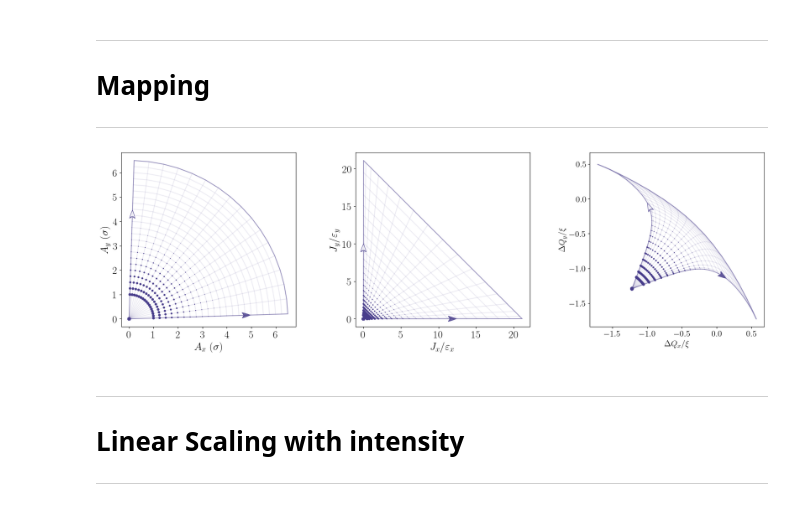
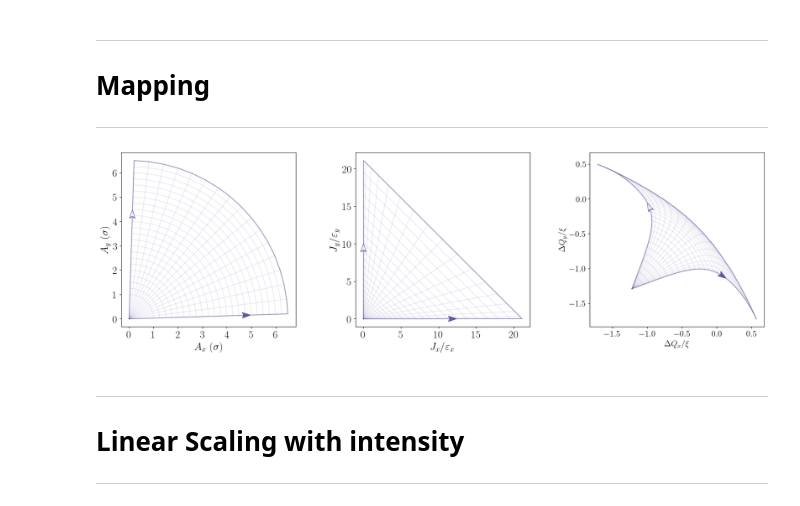
Before and after one commit to pbelange/QFPCatalogue, a Jupyter notebook: 003_ACCNote_Figs.ipynb, the cells around one changed output. Saved outputs shown, nothing was run; the diff lists cells and outputs as text; code cells hidden in the pictures.

```diff
--- a/003_ACCNote_Figs.ipynb
+++ b/003_ACCNote_Figs.ipynb
@@ -135,7 +180,7 @@ x = tracked['coord']['x_sig']
 y = tracked['coord']['y_sig']
 #------------
 bbplt.polarmesh(x,y,alpha=0.1,r=tracked['coord']['r_sig'],theta=tracked['coord']['theta_sig'],color=color)
-plt.scatter(x,y,c=color,s = 30*sciStat.norm.pdf(tracked['coord']['r_sig'])/sciStat.norm.pdf(0))
+#plt.scatter(x,y,c=color,s = 30*sciStat.norm.pdf(tracked['coord']['r_sig'])/sciStat.norm.pdf(0))
 x = x.loc[tracked['ctour_idx']]
 y = y.loc[tracked['ctour_idx']]
 plt.plot(x,y,'-',alpha=0.5,color=color)
@@ -160,7 +205,7 @@ x = (tracked['coord']['x_sig'])**2/2
 y = (tracked['coord']['y_sig'])**2/2
 #------------
 bbplt.polarmesh(x,y,alpha=0.1,r=tracked['coord']['r_sig'],theta=tracked['coord']['theta_sig'],color=color)
-plt.scatter(x,y,c=color,s = 30*sciStat.norm.pdf(tracked['coord']['r_sig'])/sciStat.norm.pdf(0))
+#plt.scatter(x,y,c=color,s = 30*sciStat.norm.pdf(tracked['coord']['r_sig'])/sciStat.norm.pdf(0))
 x = x.loc[tracked['ctour_idx']]
 y = y.loc[tracked['ctour_idx']]
 plt.plot(x,y,'-',alpha=0.5,color=color)
@@ -178,35 +223,35 @@ adjust_fontsize(fontsize=20)
 
 # THIRD AXIS
 #===========================
 plt.sca(axes[2])
 #------------
 dQx,dQy = sum_footprints(tracked,components = ['HO','LR'])
 xi = float(Allconfigs.loc[line_ID,'Nb'])*cst.r_p/(4*np.pi*(1e-6*float(Allconfigs.loc[line_ID,'emitt_weak'])))
 x = dQx/xi
 y = dQy/xi
 #------------
 #template_FP_plot(window = 0.02,show_WP=False,show_Res=False)
 bbplt.polarmesh(x,y,alpha=0.1,r=tracked['coord']['r_sig'],theta=tracked['coord']['theta_sig'],color=color)
-plt.scatter(x,y,c=color,s = 30*sciStat.norm.pdf(tracked['coord']['r_sig'])/sciStat.norm.pdf(0))
+#plt.scatter(x,y,c=color,s = 30*sciStat.norm.pdf(tracked['coord']['r_sig'])/sciStat.norm.pdf(0))
 x = x.loc[tracked['ctour_idx']]
 y = y.loc[tracked['ctour_idx']]
 plt.plot(x,y,'-',alpha=0.5,color=color)
 start,stop = (len(x))//4,(len(y))//4+3
 bbplt.drawArrow(x.values[start:stop],y.values[start:stop],scale=2.5,color=color,alpha=0.8,label = None,zorder=100)
 start,stop = 3*(len(x))//4,3*(len(y))//4+3
 bbplt.drawArrow(x.values[start:stop][::-1],y.values[start:stop][::-1],scale=2.5,facecolor='white',color=color,alpha=0.8,label = None,zorder=100)
 
 plt.axis('square');
 plt.locator_params(nbins=6)
 plt.xlabel(r'$\Delta Q_x/\xi$')
 plt.ylabel(r'$\Delta Q_y/\xi$')
 adjust_fontsize(fontsize=16)
 #===========================
 
 adjust_subplots()
 plt.savefig('TeX/Figures/Mapping_explained.pdf',bbox_inches='tight',format='pdf')
 # %% [output]
-[figure, old version]
+[figure, new version]
 # %% [markdown]
 ---
 # Linear Scaling with intensity
```
Also changed, not shown: parts of 7 cells of this notebook, 8 other files.
